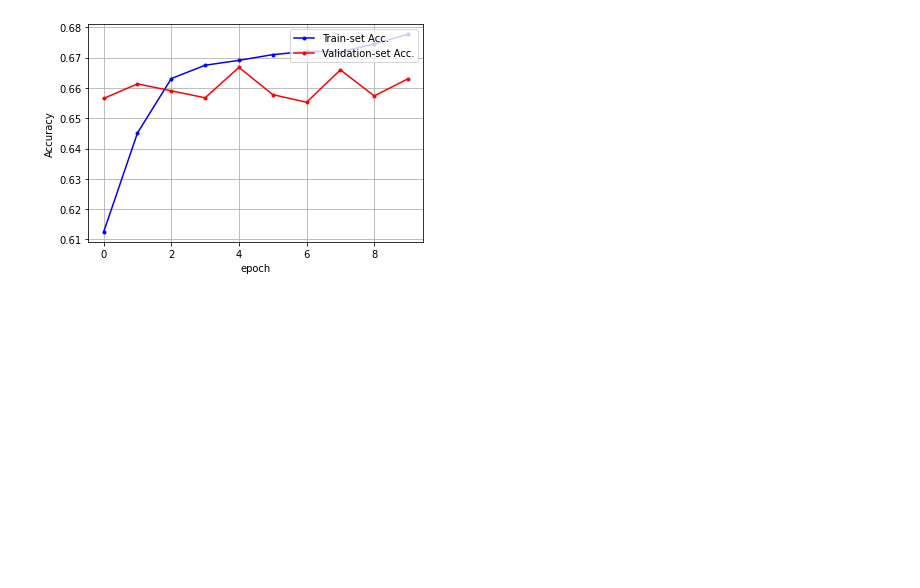
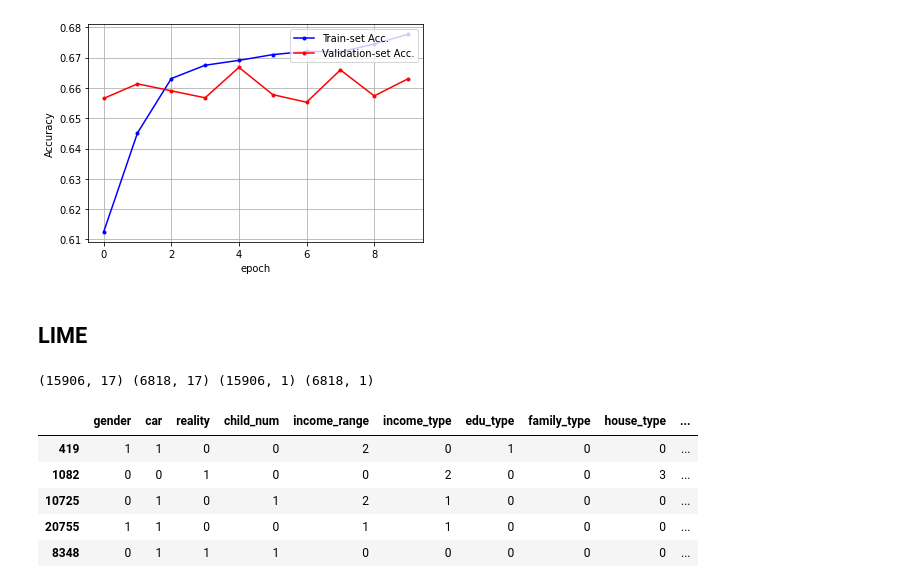
Before and after one commit to minyeamer/credit-now, a Jupyter notebook: dl_model.ipynb, the cells around one changed output. Cells and saved outputs as stored; diff of their text form; code cells hidden in the pictures; blank space fills up the shorter version.

Commit message:
try lime

```diff
--- a/dl_model.ipynb
+++ b/dl_model.ipynb
@@ -251,3 +251,5 @@ plt.ylabel('Accuracy')
 plt.show()
 # %% [output]
 [figure]
+# %% [markdown]
+## LIME
@@ -253,0 +260,15 @@ plt.show()
+# %%
+train_data, test_data, train_label, test_label = credit_data.load_data(name='train_cat', encoding=False)
+columns = train_data.columns.tolist()
+print(train_data.shape, test_data.shape, train_label.shape, test_label.shape)
+# %% [output]
+(15906, 17) (6818, 17) (15906, 1) (6818, 1)
+# %%
+train_data.head()
+# %% [output]
+|  | gender | car | reality | child_num | income_range | income_type | edu_type | family_type | house_type | ... |
+| 419 | 1 | 1 | 0 | 0 | 2 | 0 | 1 | 0 | 0 | ... |
+| 1082 | 0 | 0 | 1 | 0 | 0 | 2 | 0 | 0 | 3 | ... |
+| 10725 | 0 | 1 | 0 | 1 | 2 | 1 | 0 | 0 | 0 | ... |
+| 20755 | 1 | 1 | 0 | 0 | 1 | 1 | 0 | 0 | 0 | ... |
+| 8348 | 0 | 1 | 1 | 1 | 0 | 0 | 0 | 0 | 0 | ... |
```
Also changed, not shown: parts of 6 cells of this notebook.
